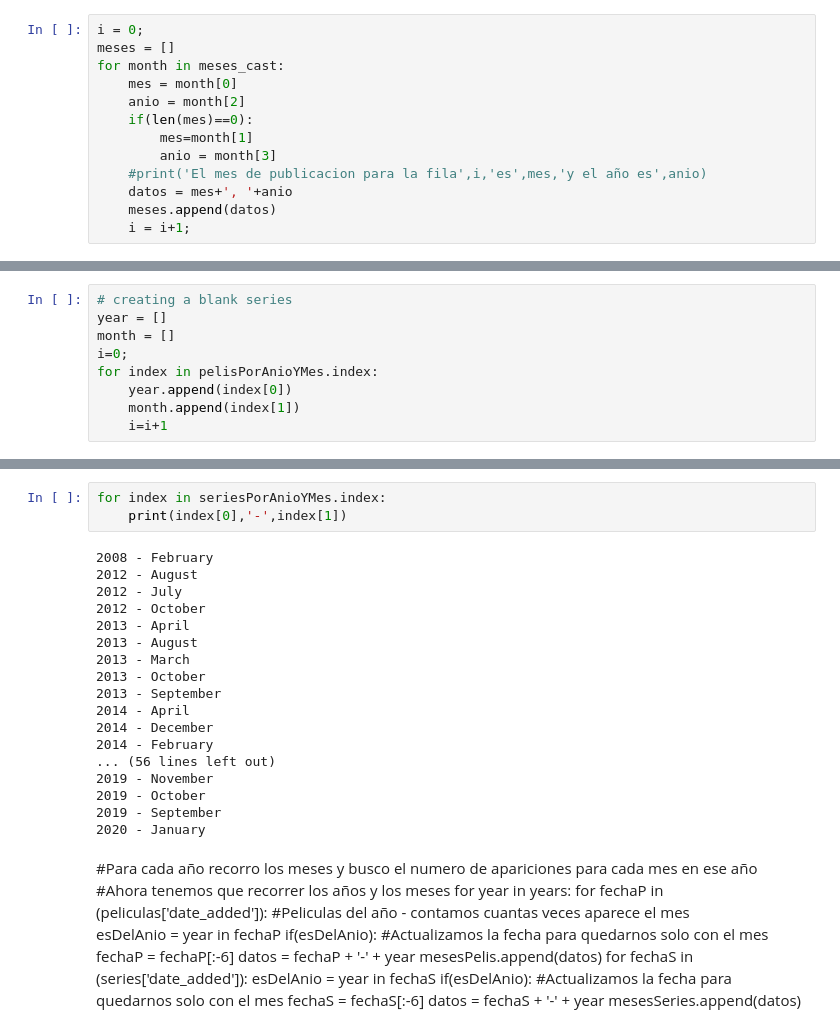
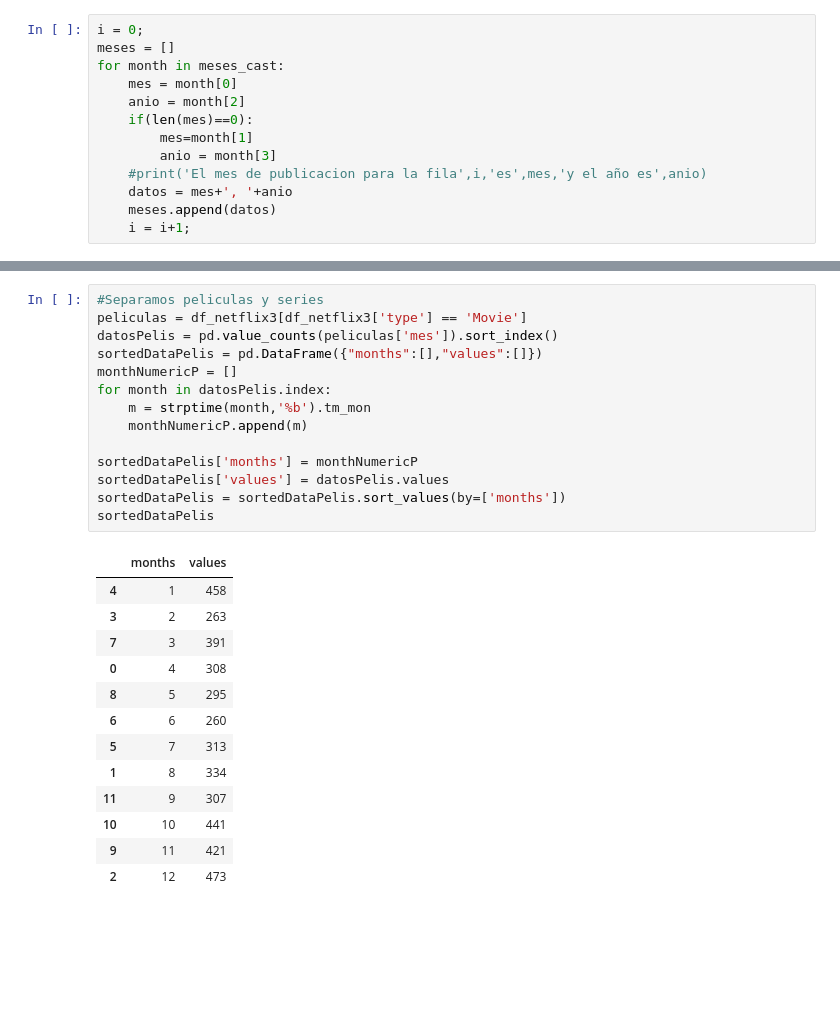
Before and after one commit to Jotivirix/Datamining_UFV, a Jupyter notebook: Lab1/entregable2/Lab1-Entregable2.ipynb, the cells around one changed output, grey strips where cells are left out. Saved outputs shown, nothing was run; the diff lists cells and outputs as text; blank space fills up the shorter version.

```diff
--- a/Lab1/entregable2/Lab1-Entregable2.ipynb
+++ b/Lab1/entregable2/Lab1-Entregable2.ipynb
@@ -504,9 +475,0 @@ year mes
-# %%
-# creating a blank series
-year = []
-month = []
-i=0;
-for index in pelisPorAnioYMes.index:
-    year.append(index[0])
-    month.append(index[1])
-    i=i+1
@@ -533,40 +476,28 @@ for index in seriesPorAnioYMes.index:
-# %%
-for index in seriesPorAnioYMes.index:
-    print(index[0],'-',index[1])
-# %% [output]
-2008 - February
-2012 - August
-2012 - July
-2012 - October
-2013 - April
-2013 - August
-2013 - March
-2013 - October
-2013 - September
-2014 - April
-2014 - December
-2014 - February
-... (56 lines left out)
-2019 - November
-2019 - October
-2019 - September
-2020 - January
-# %% [markdown]
-#Para cada año recorro los meses y busco el numero de apariciones para cada mes en ese año
-#Ahora tenemos que recorrer los años y los meses
-for year in years:
-    for fechaP in (peliculas['date_added']):
-        #Peliculas del año - contamos cuantas veces aparece el mes
-        esDelAnio = year in fechaP
-        if(esDelAnio):
-            #Actualizamos la fecha para quedarnos solo con el mes
-            fechaP = fechaP[:-6]
-            datos = fechaP + '-' + year
-            mesesPelis.append(datos)
-    for fechaS in (series['date_added']):
-        esDelAnio = year in fechaS
-        if(esDelAnio):
-            #Actualizamos la fecha para quedarnos solo con el mes
-            fechaS = fechaS[:-6]
-            datos = fechaS + '-' + year
-            mesesSeries.append(datos)
+# %%
+#Separamos peliculas y series
+peliculas = df_netflix3[df_netflix3['type'] == 'Movie']
+datosPelis = pd.value_counts(peliculas['mes']).sort_index()
+sortedDataPelis = pd.DataFrame({"months":[],"values":[]})
+monthNumericP = []
+for month in datosPelis.index:
+    m = strptime(month,'%b').tm_mon
+    monthNumericP.append(m)
+
+sortedDataPelis['months'] = monthNumericP
+sortedDataPelis['values'] = datosPelis.values
+sortedDataPelis = sortedDataPelis.sort_values(by=['months'])
+sortedDataPelis
+# %% [output]
+|  | months | values |
+| 4 | 1 | 458 |
+| 3 | 2 | 263 |
+| 7 | 3 | 391 |
+| 0 | 4 | 308 |
+| 8 | 5 | 295 |
+| 6 | 6 | 260 |
+| 5 | 7 | 313 |
+| 1 | 8 | 334 |
+| 11 | 9 | 307 |
+| 10 | 10 | 441 |
+| 9 | 11 | 421 |
+| 2 | 12 | 473 |
```
Also changed, not shown: parts of 11 cells of this notebook, 2 other files.
